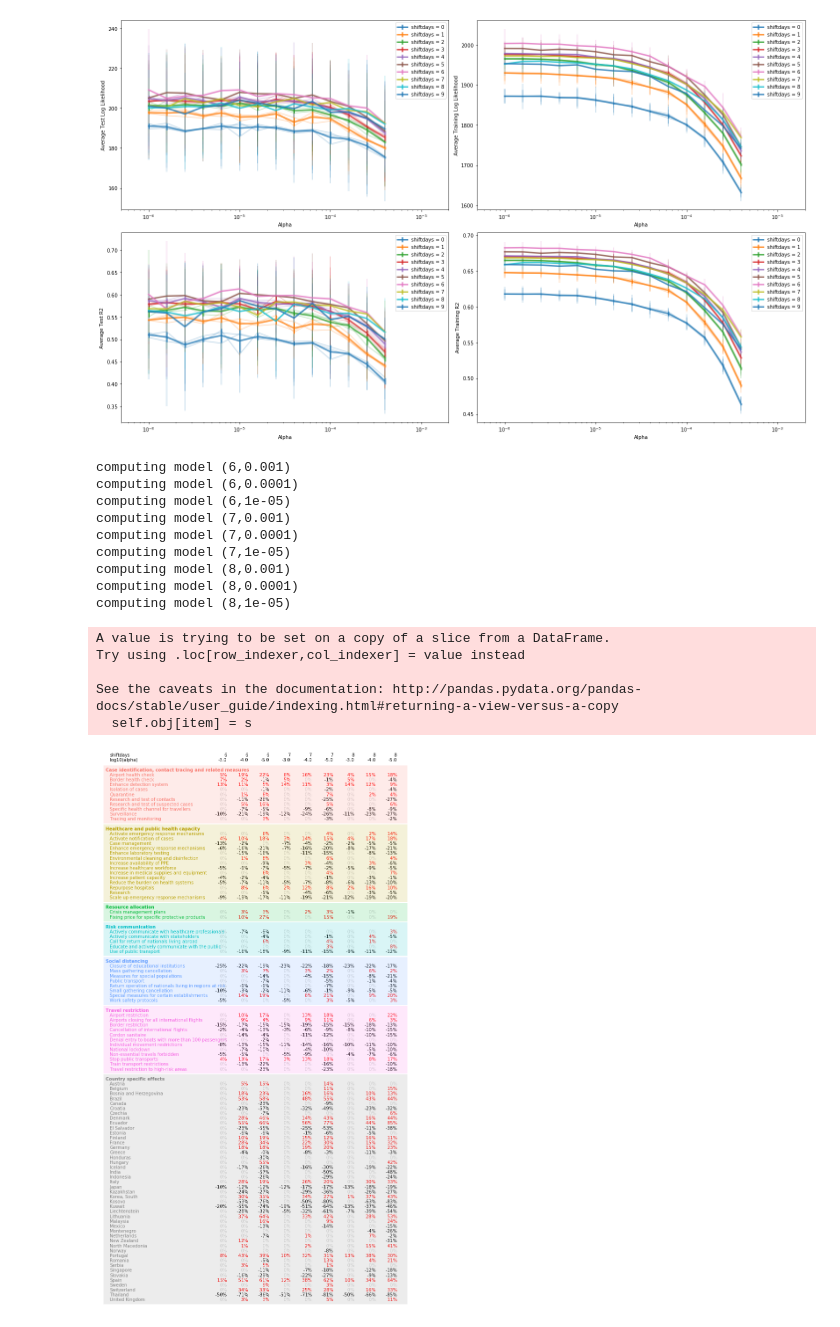
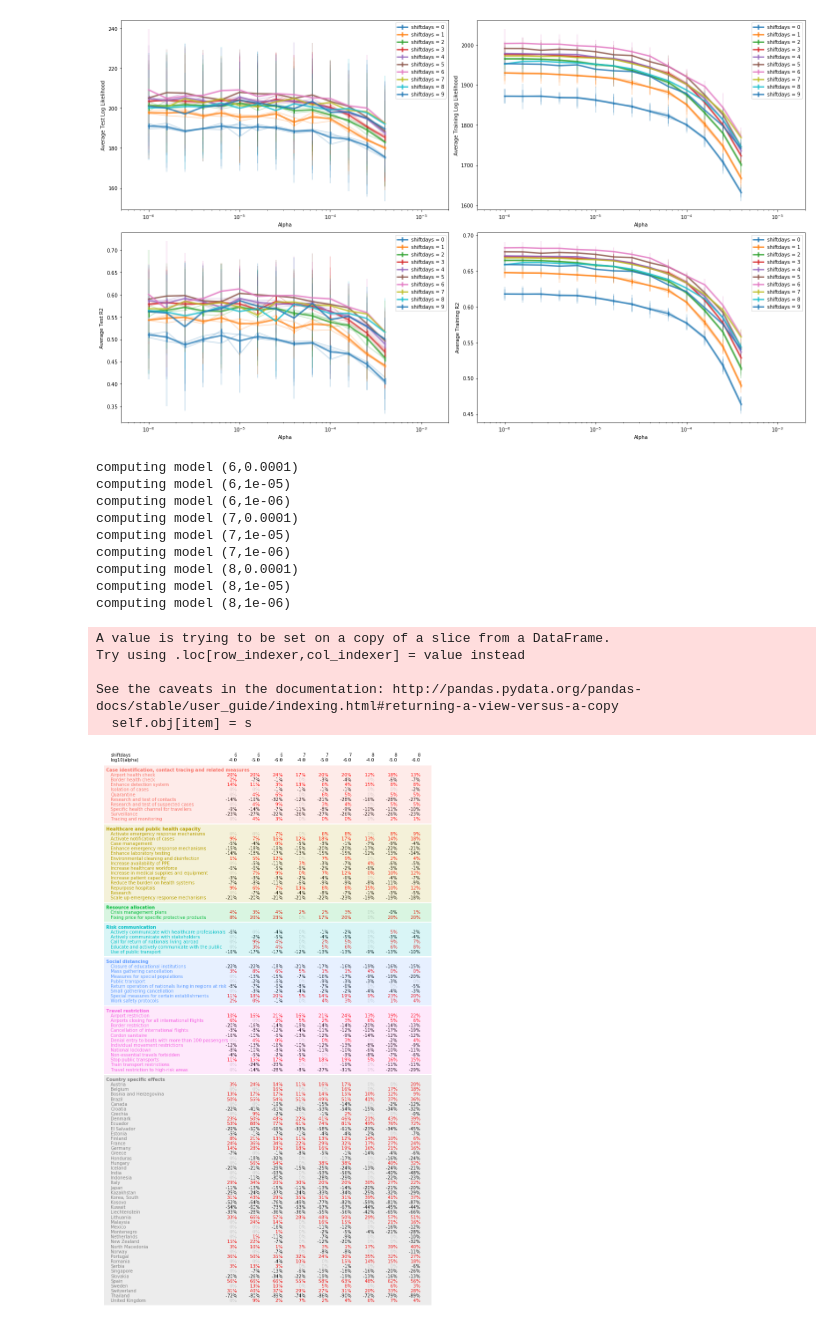
Before and after one commit to lukasgeyrhofer/corona, a Jupyter notebook: regression measures analysis.ipynb, the cells around one changed output. Cells and saved outputs as stored; diff of their text form; code cells hidden in the pictures.

Commit message:
compute stderr from CV, plots

```diff
--- a/regression measures analysis.ipynb
+++ b/regression measures analysis.ipynb
@@ -332,12 +405,8 @@ plt.show()
-# %%
-sampleassignment = pd.read_csv('samplevec_Xval_200412.csv')
-for i in range(10):
-    print(i,np.sum(sampleassignment['rep{}'.format(i)]==i))
 # %%
 # ****************************************************************************
 # **  define final model parameters here as tuples (s,alpha) *****************
 # ****************************************************************************
-final_meta_parameters = [(6,1e-3),(6,1e-4),(6,1e-5),(7,1e-3),(7,1e-4),(7,1e-5),(8,1e-3),(8,1e-4),(8,1e-5)]
+final_meta_parameters = [(6,1e-4),(6,1e-5),(6,1e-6),(7,1e-4),(7,1e-5),(7,1e-6),(8,1e-4),(8,1e-5),(8,1e-6)]
 # ****************************************************************************
 
 
@@ -345,10 +414,21 @@ final_meta_parameters = [(6,1e-3),(6,1e-4),(6,1e-5),(7,1e-3),(7,1e-4),(7,1e-5),(
 formula = 'Observable ~ C(Country) + ' + ' + '.join(measurelist)
 model_final   = []
 results_final = []
-for shiftdays,alpha in final_meta_parameters:
+finalCV       = None
+for i,(shiftdays,alpha) in enumerate(final_meta_parameters):
     print('computing model ({},{})'.format(shiftdays,alpha))
     model_final.append(smf.ols(formula = formula, data = regrDF[shiftdays]))
-    results_final.append(model_final[-1].fit_regularized(alpha = alpha, L1_wt = 1))
+
+    # first compute over whole dataset
+    results_final.append(model_final[i].fit_regularized(alpha = alpha, L1_wt = 1))
+
+    # then use CV for averages and distributions
+    CVres = CrossValidation(data = regrDF[shiftdays], outputheader = {'shiftdays':shiftdays,'alpha':alpha}, alpha = alpha)
+    if finalCV is None:
+        finalCV = CVres
+    else:
+        finalCV = pd.concat([finalCV,CVres])
+
 
 intercept     = [results_final[i].params['Intercept'] for i in range(len(final_meta_parameters))]
 countrylist   = [paramname.split('.')[1].split(']')[0] for paramname in results_final[0].params.index if paramname[:3] == 'C(C']
@@ -368,15 +448,15 @@ colornames = ['gray','#f563e2','#609cff','#00bec4','#00b938','#b79f00','#f8766c'
 
 #colornames = [cn for cn in matplotlib.colors.TABLEAU_COLORS.keys() if (cn.upper() != 'TAB:WHITE' and cn.upper() != 'TAB:GRAY')]
 # %% [output]
-computing model (6,0.001)
 computing model (6,0.0001)
 computing model (6,1e-05)
-computing model (7,0.001)
+computing model (6,1e-06)
 computing model (7,0.0001)
 computing model (7,1e-05)
-computing model (8,0.001)
+computing model (7,1e-06)
 computing model (8,0.0001)
 computing model (8,1e-05)
+computing model (8,1e-06)
 A value is trying to be set on a copy of a slice from a DataFrame.
 Try using .loc[row_indexer,col_indexer] = value instead
 
@@ -392,7 +472,7 @@ def significanceColor(beta):
 l1list = list(measure_level_dict.keys())
 l1list.sort()
 
-fig,ax = plt.subplots(figsize = (13,23))
+fig,ax = plt.subplots(figsize = (14,23))
 
 i = 0
 groupcolor = 0
@@ -423,34 +503,34 @@ i+=2
 for l1 in l1list[::-1]:
     ax.annotate(l1,[label_x_header, i + len(measure_level_dict[l1])], c = colornames[groupcolor], weight = 'bold')
     l2list = list(measure_level_dict[l1].keys())
     l2list.sort()
 
     background = plt.Rectangle([label_x - .6, i - .65], value_x + 2*(len(final_meta_parameters)-1) + .6, len(measure_level_dict[l1]) + 1.8, fill = True, fc = colornames[groupcolor], alpha = boxalpha, zorder = 10)
     ax.add_patch(background)
 
     for l2 in l2list[::-1]:
         ax.annotate(l2,[label_x,i],c = colornames[groupcolor])
         for j in range(len(final_meta_parameters)):
             beta_val = results_final[j].params[measure_level_dict[l1][l2]] / intercept[j]
             c = significanceColor(beta_val)
             ax.annotate('{:6.0f}%'.format(beta_val*100),[value_x + j * value_dx, i], c = c, ha = 'right')
         i+=1
     i+=2
     groupcolor += 1
         #print('  {:60s} {:6.3f}'.format(l2,results_final.params[measure_level_dict[l1][l2]]/intercept))
 
 ax.annotate('shiftdays',[label_x,i+1])
 ax.annotate('log10(alpha)',[label_x,i])
 for j in range(len(final_meta_parameters)):
     ax.annotate('{}'.format(final_meta_parameters[j][0]),               [value_x + j*value_dx,i+1],ha='right')
     ax.annotate('{:.1f}'.format(np.log10(final_meta_parameters[j][1])), [value_x + j*value_dx,i],ha='right')
 
 ax.set_xlim([0,value_x + 2 * len(final_meta_parameters)])
 ax.set_ylim([-1,i+1])
 ax.axis('off')
 plt.savefig('effects_measures.pdf')
 # %% [output]
-[figure, old version]
+[figure, new version]
 # %%
 #specialcountries = ['Austria','Germany','Thailand', 'Italy', 'Spain', 'Sweden',
 #                    'Japan', 'Hungary', 'France', 'Mexico', 'Netherlands', 'Korea, South']
```
Also changed, not shown: parts of 5 cells of this notebook.
